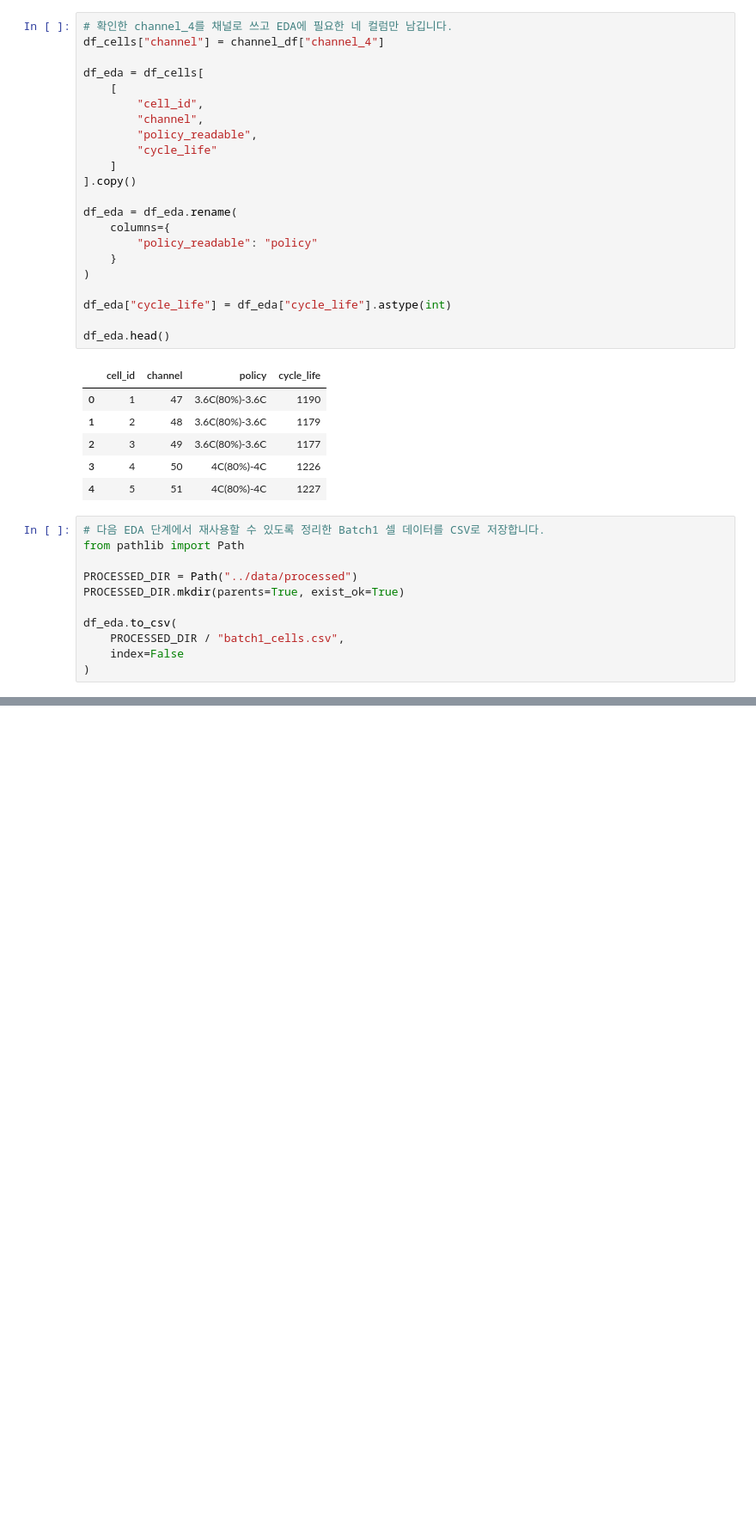
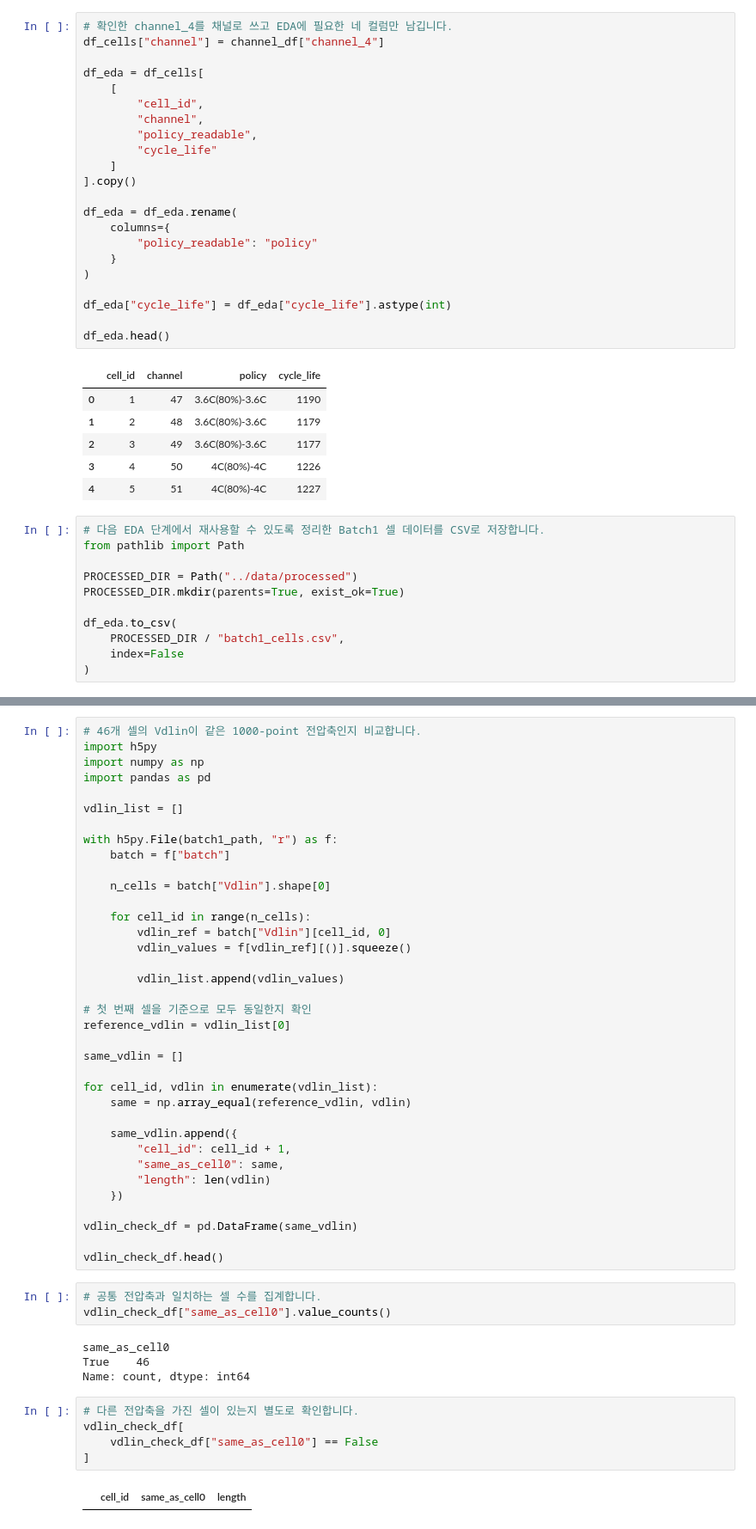
Before and after one commit to chubuzu/Data_Analytics_MiniProject_Skala, a Jupyter notebook: notebooks/01_data_check.ipynb, the cells around one changed output, grey strips where cells are left out. Shown at 86% size. Drawn from its saved outputs; the diff is of its cells as text; blank space fills up the shorter version.

```diff
--- a/notebooks/01_data_check.ipynb
+++ b/notebooks/01_data_check.ipynb
@@ -220,0 +751,50 @@ with h5py.File(batch1_path, "r") as f:
+# %%
+# 46개 셀의 Vdlin이 같은 1000-point 전압축인지 비교합니다.
+import h5py
+import numpy as np
+import pandas as pd
+
+vdlin_list = []
+
+with h5py.File(batch1_path, "r") as f:
+    batch = f["batch"]
+
+    n_cells = batch["Vdlin"].shape[0]
+
+    for cell_id in range(n_cells):
+        vdlin_ref = batch["Vdlin"][cell_id, 0]
+        vdlin_values = f[vdlin_ref][()].squeeze()
+
+        vdlin_list.append(vdlin_values)
+
+# 첫 번째 셀을 기준으로 모두 동일한지 확인
+reference_vdlin = vdlin_list[0]
+
+same_vdlin = []
+
+for cell_id, vdlin in enumerate(vdlin_list):
+    same = np.array_equal(reference_vdlin, vdlin)
+
+    same_vdlin.append({
+        "cell_id": cell_id + 1,
+        "same_as_cell0": same,
+        "length": len(vdlin)
+    })
+
+vdlin_check_df = pd.DataFrame(same_vdlin)
+
+vdlin_check_df.head()
+# %%
+# 공통 전압축과 일치하는 셀 수를 집계합니다.
+vdlin_check_df["same_as_cell0"].value_counts()
+# %% [output]
+same_as_cell0
+True    46
+Name: count, dtype: int64
+# %%
+# 다른 전압축을 가진 셀이 있는지 별도로 확인합니다.
+vdlin_check_df[
+    vdlin_check_df["same_as_cell0"] == False
+]
+# %% [output]
+|  | cell_id | same_as_cell0 | length |
```
Also changed, not shown: parts of 40 cells of this notebook, 5 other files.
